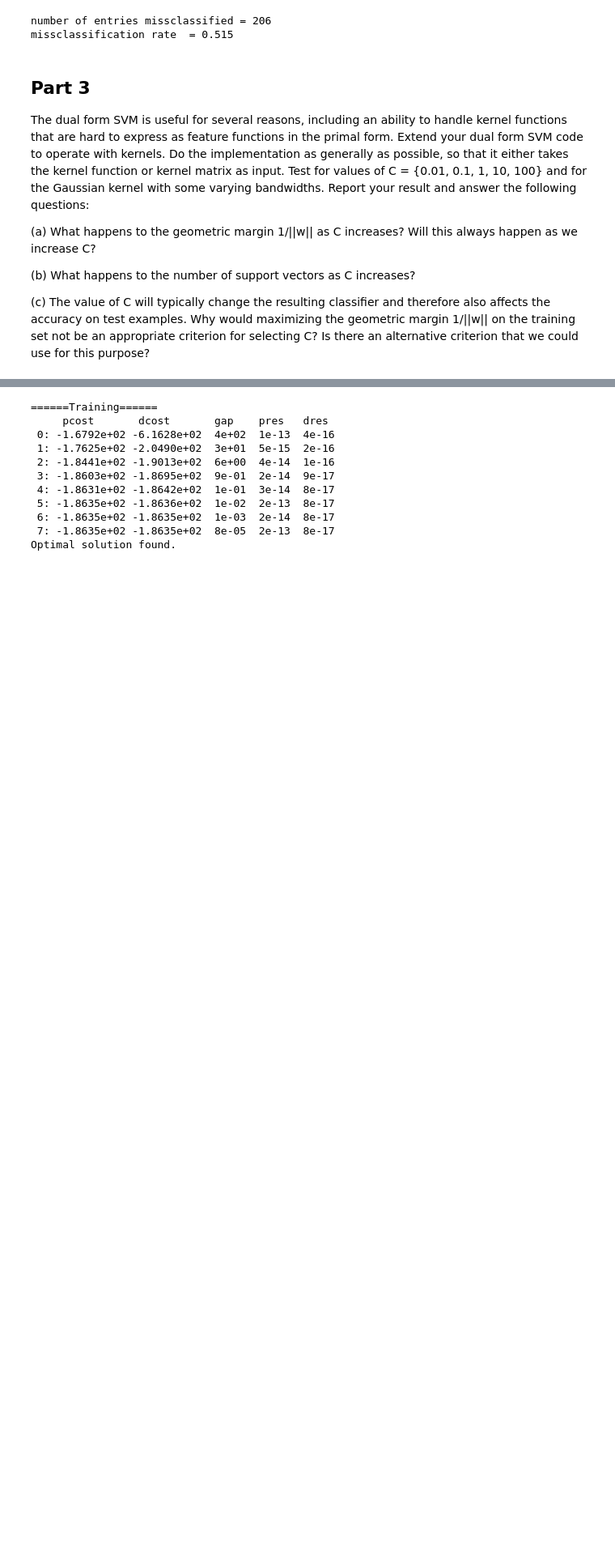
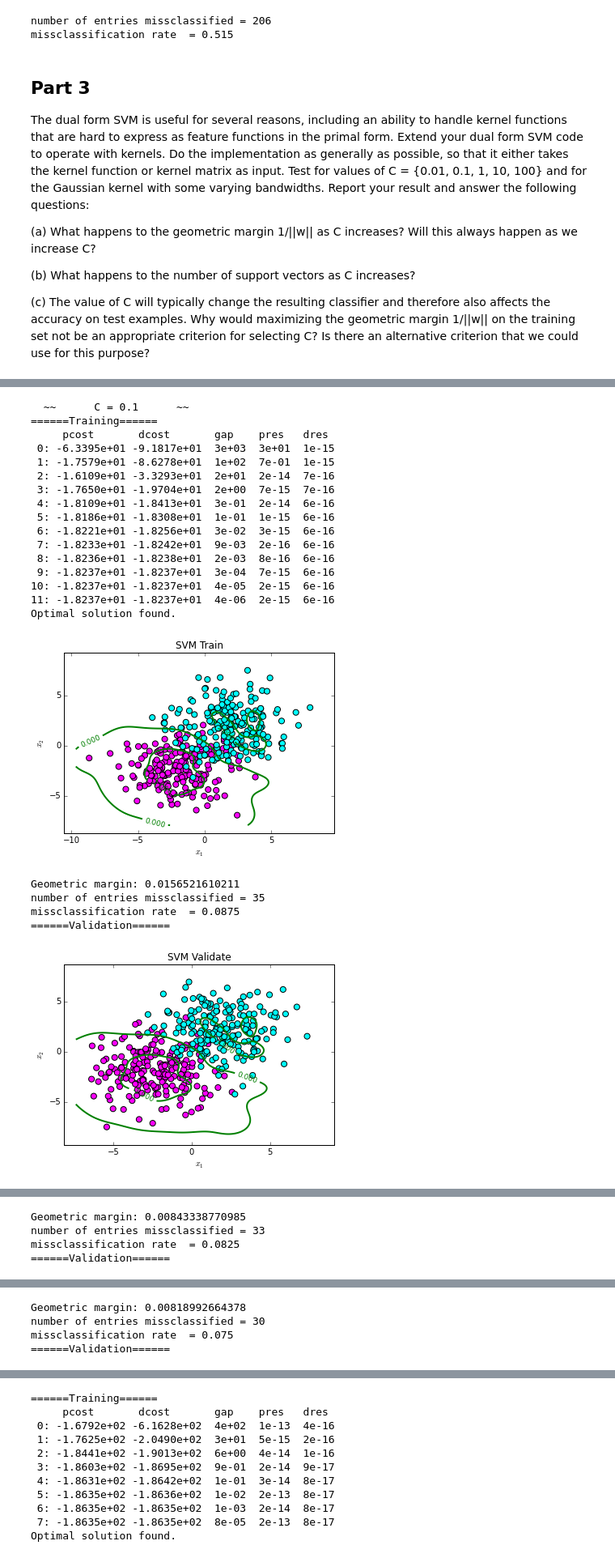
Before and after one commit to peteflorence/Machine-Learning-6.867-homework, a Jupyter notebook: hw2/prob_2.ipynb, the cells around one changed output, grey strips where cells are left out. Shown at 81% size. Cells and saved outputs as stored; diff of their text form; code cells hidden in the pictures; blank space fills up the shorter version.

```diff
--- a/hw2/prob_2.ipynb
+++ b/hw2/prob_2.ipynb
@@ -518,0 +582,60 @@ Optimal solution found.
+# %%
+# parameters
+name = 'stdev2'
+
+for c in [0.1, 1, 10]:
+
+    print "  ~~      C = " + str(c) + "      ~~"
+
+    print '======Training======'
+    # load data from csv files
+    train = loadtxt('hw2_resources/data/data_'+name+'_train.csv')
+    # use deep copy here to make cvxopt happy
+    X = train[:, 0:2].copy()
+    Y = train[:, 2:3].copy()
+
+    # Carry out training, primal and/or dual
+    svm = SVM(X,Y, kernel='Gaussian', C=c, bandwidth=1)
+    svm.computeSolution()
+    # Define the predictSVM(x) function, which uses trained parameters
+    predictSVM = svm.predictorFunction
+    # plot training results
+    plotDecisionBoundary(X, Y, predictSVM, [-1, 0, 1], title = 'SVM Train')
+    svm.computeGeomMargin()
+    print "Geometric margin: " + str(svm.GeomMargin)
+    # print misclassification rate
+    cer_train,_ = svm.CER_type(type="train", rescale=False, verbose=True, rescaleMethod="interval", file=name)
+
+
+    print '======Validation======'
+    # load data from csv files
+    validate = loadtxt('hw2_resources/data/data_'+name+'_validate.csv')
+    X = validate[:, 0:2]
+    Y = validate[:, 2:3]
+    # plot validation results
+    plotDecisionBoundary(X, Y, predictSVM, [-1, 0, 1], title = 'SVM Validate')
+    # print misclassification rate
+    cer_val,_ = svm.CER_type(type="validate", rescale=False, verbose=True, rescaleMethod="interval", file=name)
+# %% [output]
+  ~~      C = 0.1      ~~
+======Training======
+     pcost       dcost       gap    pres   dres
+ 0: -6.3395e+01 -9.1817e+01  3e+03  3e+01  1e-15
+ 1: -1.7579e+01 -8.6278e+01  1e+02  7e-01  1e-15
+ 2: -1.6109e+01 -3.3293e+01  2e+01  2e-14  7e-16
+ 3: -1.7650e+01 -1.9704e+01  2e+00  7e-15  7e-16
+ 4: -1.8109e+01 -1.8413e+01  3e-01  2e-14  6e-16
+ 5: -1.8186e+01 -1.8308e+01  1e-01  1e-15  6e-16
+ 6: -1.8221e+01 -1.8256e+01  3e-02  3e-15  6e-16
+ 7: -1.8233e+01 -1.8242e+01  9e-03  2e-16  6e-16
+ 8: -1.8236e+01 -1.8238e+01  2e-03  8e-16  6e-16
+ 9: -1.8237e+01 -1.8237e+01  3e-04  7e-15  6e-16
+10: -1.8237e+01 -1.8237e+01  4e-05  2e-15  6e-16
+11: -1.8237e+01 -1.8237e+01  4e-06  2e-15  6e-16
+Optimal solution found.
+[figure, added]
+Geometric margin: 0.0156521610211
+number of entries missclassified = 35
+missclassification rate  = 0.0875
+======Validation======
+[figure, added]
@@ -518,0 +663,4 @@ Optimal solution found.
+Geometric margin: 0.00843338770985
+number of entries missclassified = 33
+missclassification rate  = 0.0825
+======Validation======
@@ -518,0 +688,4 @@ Optimal solution found.
+Geometric margin: 0.00818992664378
+number of entries missclassified = 30
+missclassification rate  = 0.075
+======Validation======
```
Also changed, not shown: parts of 6 cells of this notebook, 2 other files.
